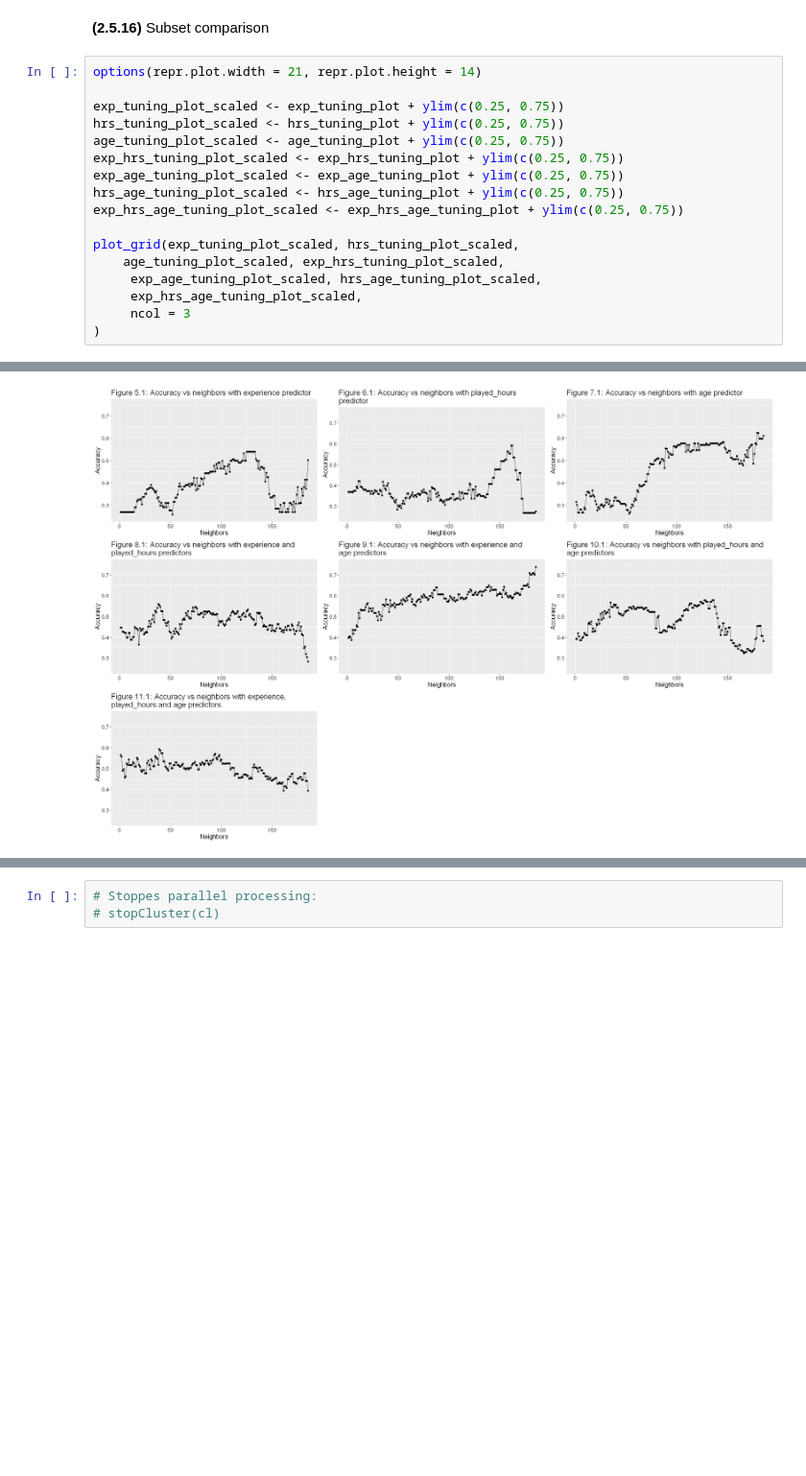
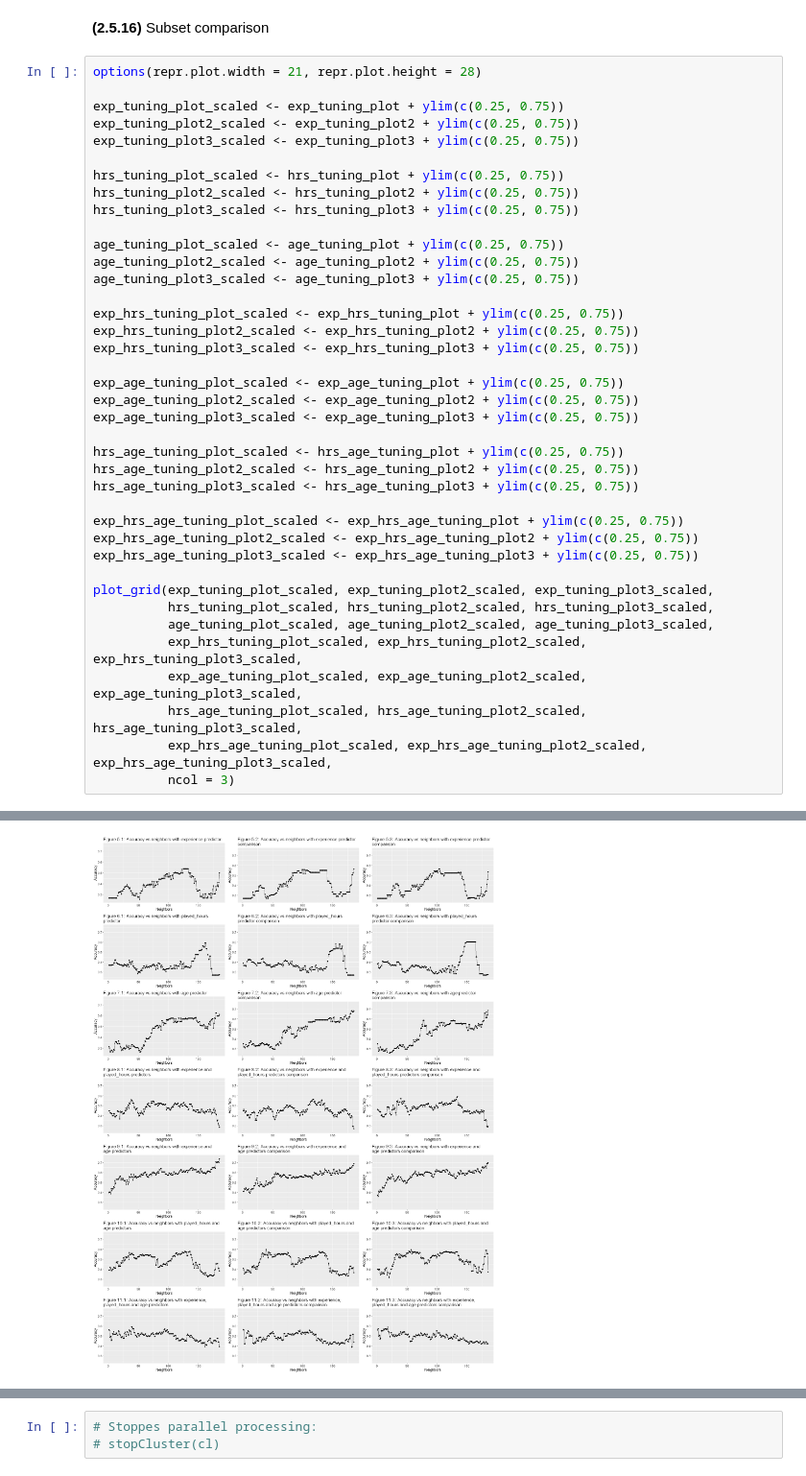
Before and after one commit to mke-l/dsci100-project, a Jupyter notebook: project_group1.ipynb, the cells around one changed output, grey strips where cells are left out. Shown: that part at 96% size. Saved outputs shown, nothing was run; the diff lists cells and outputs as text; blank space fills up the shorter version.

```diff
--- a/project_group1.ipynb
+++ b/project_group1.ipynb
@@ -1185,20 +1185,42 @@ A tibble: 1 × 7
 # %% [markdown]
 **(2.5.16)** Subset comparison
 # %%
-options(repr.plot.width = 21, repr.plot.height = 14)
+options(repr.plot.width = 21, repr.plot.height = 28)
 
 exp_tuning_plot_scaled <- exp_tuning_plot + ylim(c(0.25, 0.75))
+exp_tuning_plot2_scaled <- exp_tuning_plot2 + ylim(c(0.25, 0.75))
+exp_tuning_plot3_scaled <- exp_tuning_plot3 + ylim(c(0.25, 0.75))
+
 hrs_tuning_plot_scaled <- hrs_tuning_plot + ylim(c(0.25, 0.75))
+hrs_tuning_plot2_scaled <- hrs_tuning_plot2 + ylim(c(0.25, 0.75))
+hrs_tuning_plot3_scaled <- hrs_tuning_plot3 + ylim(c(0.25, 0.75))
+
 age_tuning_plot_scaled <- age_tuning_plot + ylim(c(0.25, 0.75))
+age_tuning_plot2_scaled <- age_tuning_plot2 + ylim(c(0.25, 0.75))
+age_tuning_plot3_scaled <- age_tuning_plot3 + ylim(c(0.25, 0.75))
+
 exp_hrs_tuning_plot_scaled <- exp_hrs_tuning_plot + ylim(c(0.25, 0.75))
+exp_hrs_tuning_plot2_scaled <- exp_hrs_tuning_plot2 + ylim(c(0.25, 0.75))
+exp_hrs_tuning_plot3_scaled <- exp_hrs_tuning_plot3 + ylim(c(0.25, 0.75))
+
 exp_age_tuning_plot_scaled <- exp_age_tuning_plot + ylim(c(0.25, 0.75))
+exp_age_tuning_plot2_scaled <- exp_age_tuning_plot2 + ylim(c(0.25, 0.75))
+exp_age_tuning_plot3_scaled <- exp_age_tuning_plot3 + ylim(c(0.25, 0.75))
+
 hrs_age_tuning_plot_scaled <- hrs_age_tuning_plot + ylim(c(0.25, 0.75))
+hrs_age_tuning_plot2_scaled <- hrs_age_tuning_plot2 + ylim(c(0.25, 0.75))
+hrs_age_tuning_plot3_scaled <- hrs_age_tuning_plot3 + ylim(c(0.25, 0.75))
+
 exp_hrs_age_tuning_plot_scaled <- exp_hrs_age_tuning_plot + ylim(c(0.25, 0.75))
+exp_hrs_age_tuning_plot2_scaled <- exp_hrs_age_tuning_plot2 + ylim(c(0.25, 0.75))
+exp_hrs_age_tuning_plot3_scaled <- exp_hrs_age_tuning_plot3 + ylim(c(0.25, 0.75))
 
-plot_grid(exp_tuning_plot_scaled, hrs_tuning_plot_scaled,
-    age_tuning_plot_scaled, exp_hrs_tuning_plot_scaled,
-     exp_age_tuning_plot_scaled, hrs_age_tuning_plot_scaled,
-     exp_hrs_age_tuning_plot_scaled,
-     ncol = 3
-)
+plot_grid(exp_tuning_plot_scaled, exp_tuning_plot2_scaled, exp_tuning_plot3_scaled,
+          hrs_tuning_plot_scaled, hrs_tuning_plot2_scaled, hrs_tuning_plot3_scaled,
+          age_tuning_plot_scaled, age_tuning_plot2_scaled, age_tuning_plot3_scaled,
+          exp_hrs_tuning_plot_scaled, exp_hrs_tuning_plot2_scaled, exp_hrs_tuning_plot3_scaled,
+          exp_age_tuning_plot_scaled, exp_age_tuning_plot2_scaled, exp_age_tuning_plot3_scaled,
+          hrs_age_tuning_plot_scaled, hrs_age_tuning_plot2_scaled, hrs_age_tuning_plot3_scaled,
+          exp_hrs_age_tuning_plot_scaled, exp_hrs_age_tuning_plot2_scaled, exp_hrs_age_tuning_plot3_scaled,
+          ncol = 3)
 # %% [output]
@@ -1205 +1230 @@ plot_grid(exp_tuning_plot_scaled, hrs_tuning_plot_scaled,
-[figure, old version]
+[figure, new version]
```
Also changed, not shown: parts of 2 cells of this notebook.
